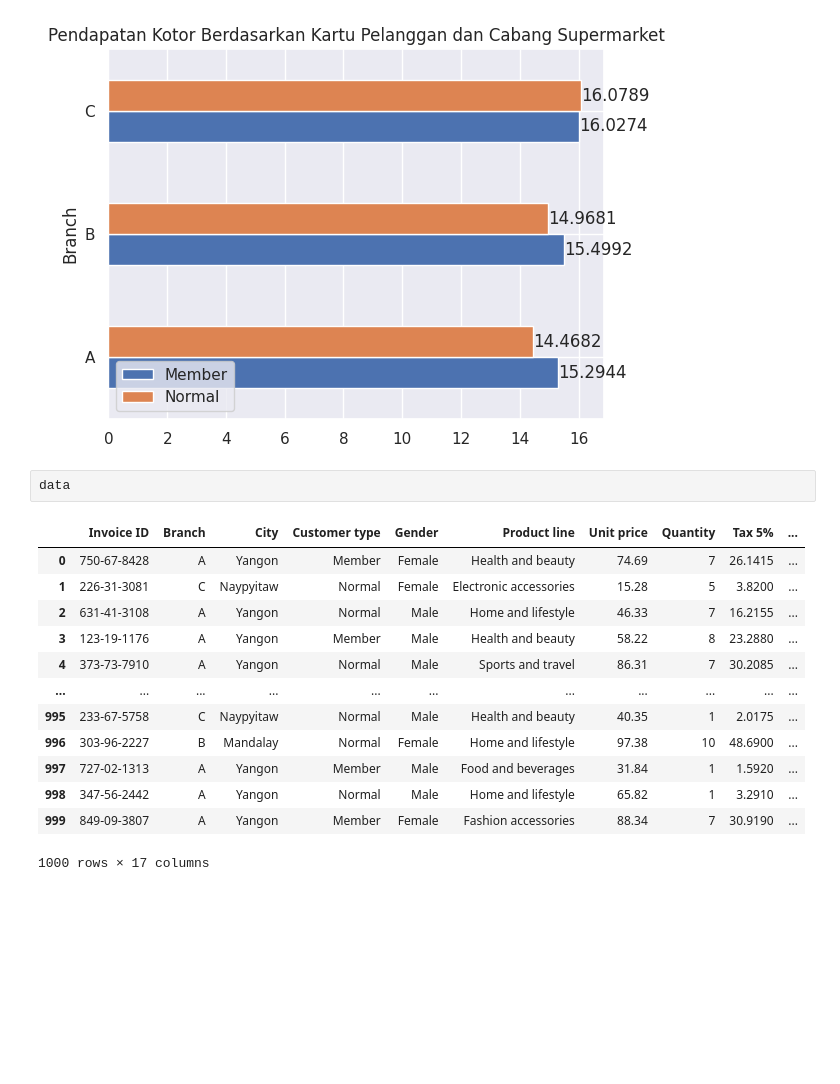
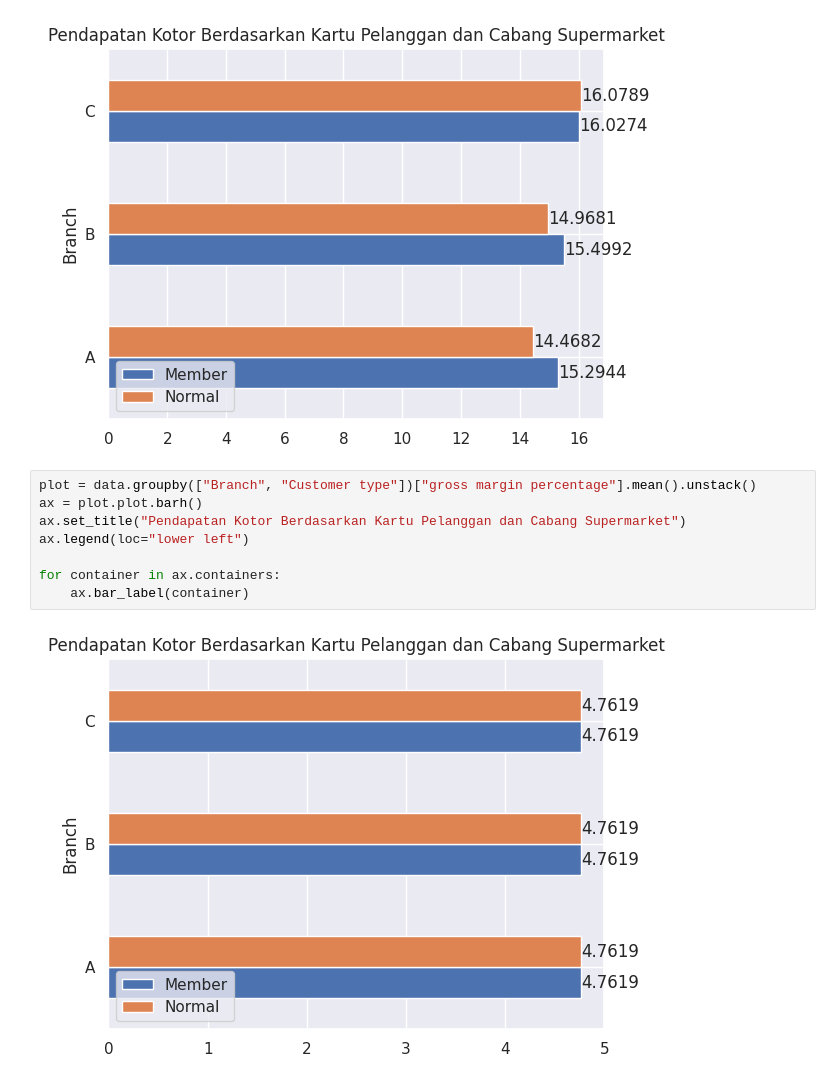
Before and after one commit to hendrimardani/data_science_supermarket_sales, a Jupyter notebook: supermarket_sales.ipynb, the cells around one changed output. Saved outputs shown, nothing was run; the diff lists cells and outputs as text; blank space fills up the shorter version.

Commit message:
Kaggle Notebook | supermarket_sales | Version 1

```diff
--- a/supermarket_sales.ipynb
+++ b/supermarket_sales.ipynb
@@ -201,19 +201,13 @@ for container in ax.containers:
     ax.bar_label(container)
 # %% [output]
 [figure]
-# %%
-data
-# %% [output]
-|  | Invoice ID | Branch | City | Customer type | Gender | Product line | Unit price | Quantity | Tax 5% | ... |
-| 0 | 750-67-8428 | A | Yangon | Member | Female | Health and beauty | 74.69 | 7 | 26.1415 | ... |
-| 1 | 226-31-3081 | C | Naypyitaw | Normal | Female | Electronic accessories | 15.28 | 5 | 3.8200 | ... |
-| 2 | 631-41-3108 | A | Yangon | Normal | Male | Home and lifestyle | 46.33 | 7 | 16.2155 | ... |
-| 3 | 123-19-1176 | A | Yangon | Member | Male | Health and beauty | 58.22 | 8 | 23.2880 | ... |
-| 4 | 373-73-7910 | A | Yangon | Normal | Male | Sports and travel | 86.31 | 7 | 30.2085 | ... |
-| ... | ... | ... | ... | ... | ... | ... | ... | ... | ... | ... |
-| 995 | 233-67-5758 | C | Naypyitaw | Normal | Male | Health and beauty | 40.35 | 1 | 2.0175 | ... |
-| 996 | 303-96-2227 | B | Mandalay | Normal | Female | Home and lifestyle | 97.38 | 10 | 48.6900 | ... |
-| 997 | 727-02-1313 | A | Yangon | Member | Male | Food and beverages | 31.84 | 1 | 1.5920 | ... |
-| 998 | 347-56-2442 | A | Yangon | Normal | Male | Home and lifestyle | 65.82 | 1 | 3.2910 | ... |
-| 999 | 849-09-3807 | A | Yangon | Member | Female | Fashion accessories | 88.34 | 7 | 30.9190 | ... |
-1000 rows × 17 columns
+# %%
+plot = data.groupby(["Branch", "Customer type"])["gross margin percentage"].mean().unstack()
+ax = plot.plot.barh()
+ax.set_title("Pendapatan Kotor Berdasarkan Kartu Pelanggan dan Cabang Supermarket")
+ax.legend(loc="lower left")
+
+for container in ax.containers:
+    ax.bar_label(container)
+# %% [output]
+[figure, added]
```
Also changed, not shown: parts of 13 cells of this notebook.
